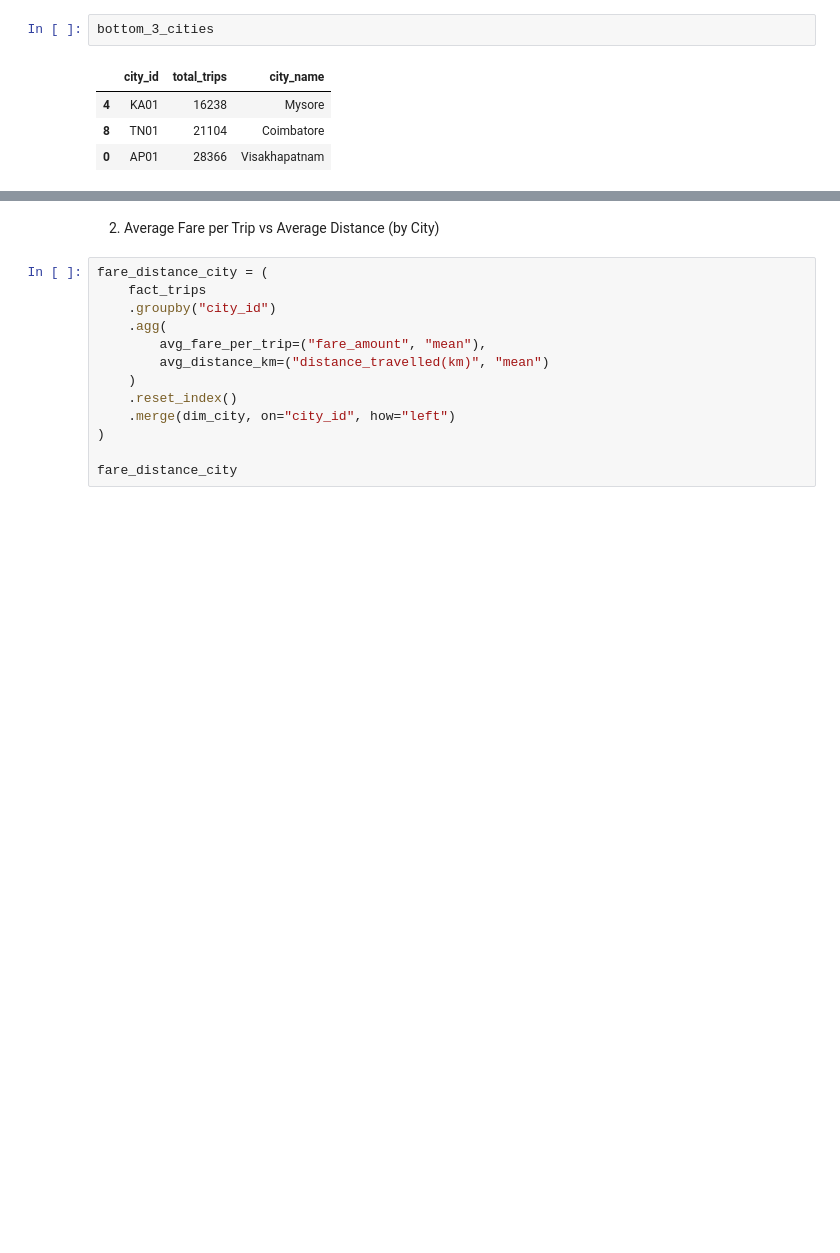
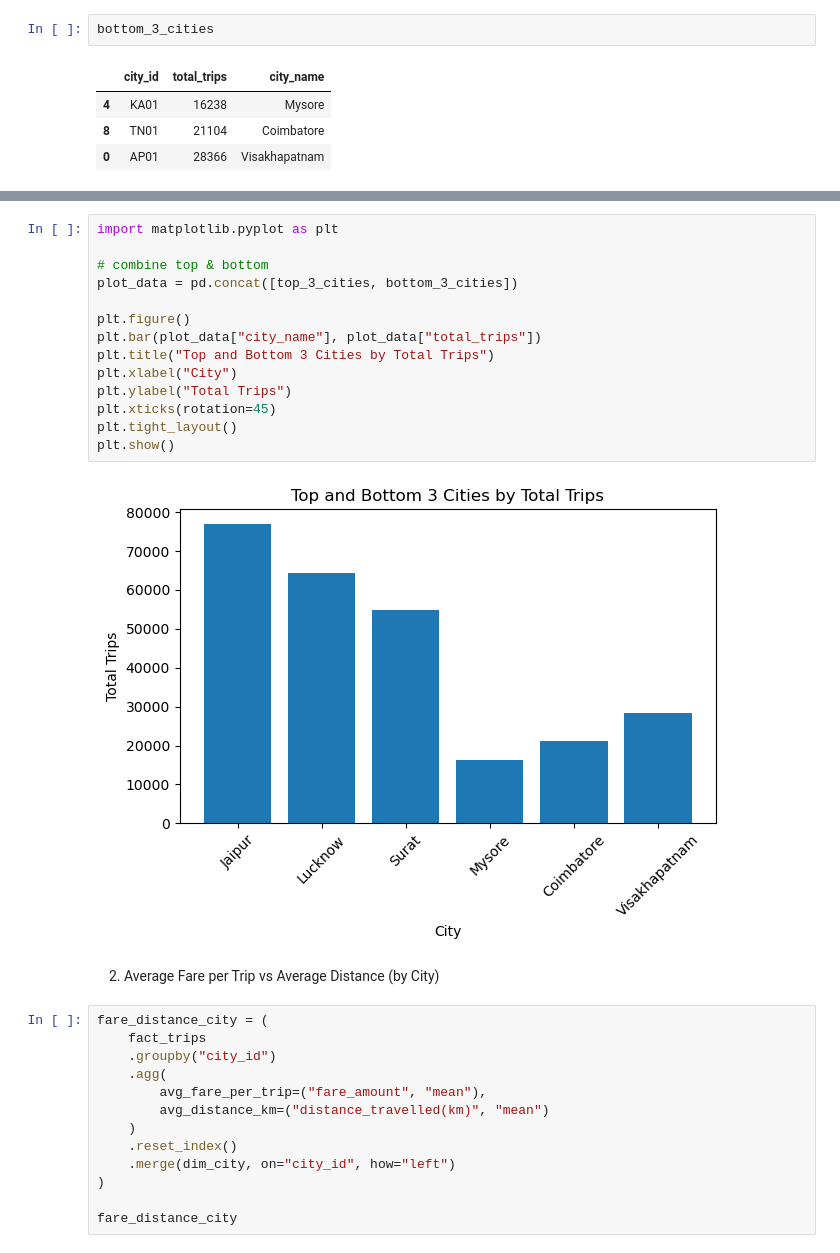
Before and after one commit to SurakshitKapoor/Urban-Mobility-Analytics-ML-Platform, a Jupyter notebook: fare_price_prediction/notebooks/EDA - Primary Asked Questions.ipynb, the cells around one changed output, grey strips where cells are left out. Cells and saved outputs as stored; diff of their text form; blank space fills up the shorter version.

```diff
--- a/fare_price_prediction/notebooks/EDA - Primary Asked Questions.ipynb
+++ b/fare_price_prediction/notebooks/EDA - Primary Asked Questions.ipynb
@@ -92,3 +110,19 @@ bottom_3_cities
+# %%
+import matplotlib.pyplot as plt
+
+# combine top & bottom
+plot_data = pd.concat([top_3_cities, bottom_3_cities])
+
+plt.figure()
+plt.bar(plot_data["city_name"], plot_data["total_trips"])
+plt.title("Top and Bottom 3 Cities by Total Trips")
+plt.xlabel("City")
+plt.ylabel("Total Trips")
+plt.xticks(rotation=45)
+plt.tight_layout()
+plt.show()
+# %% [output]
+[figure, added]
 # %% [markdown]
 2. Average Fare per Trip vs Average Distance (by City)
 # %%
```
Also changed, not shown: parts of 14 cells of this notebook.
